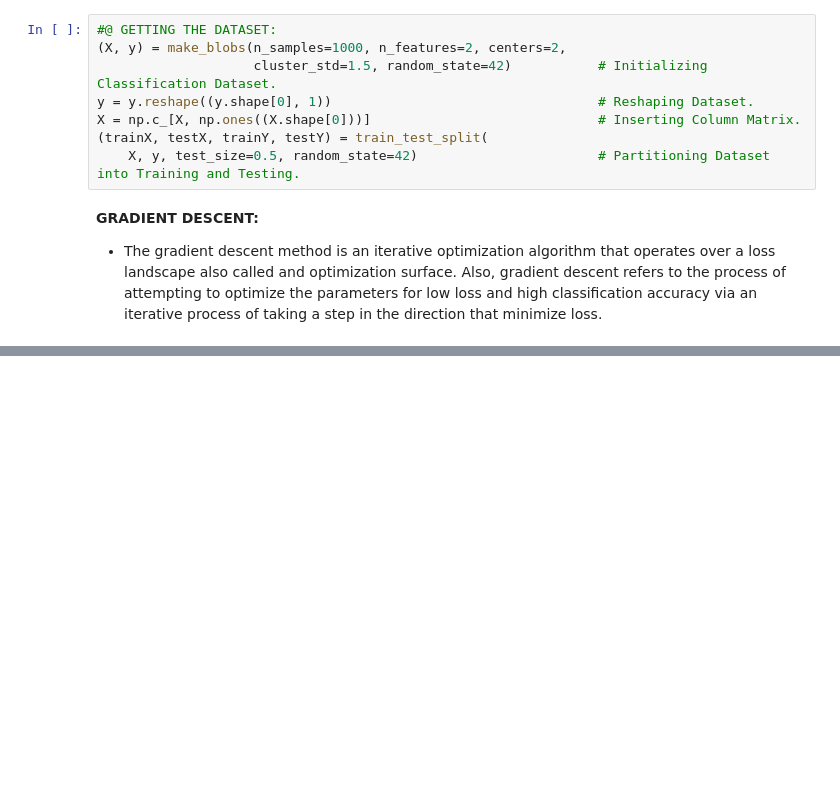
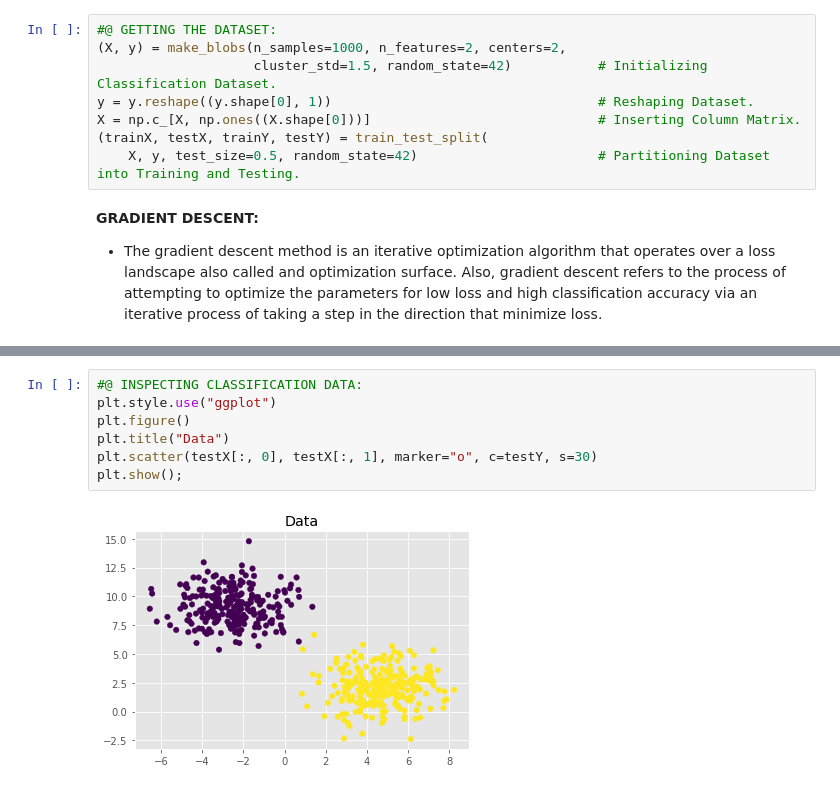
Before and after one commit to ThinamXx/ComputerVision, a Jupyter notebook: 03. Image Classification/GradientDescent.ipynb, the cells around one changed output, grey strips where cells are left out. Saved outputs shown, nothing was run; the diff lists cells and outputs as text; blank space fills up the shorter version.

```diff
--- a/03. Image Classification/GradientDescent.ipynb
+++ b/03. Image Classification/GradientDescent.ipynb
@@ -69,0 +85,9 @@ for epoch in np.arange(0, epochs):
+# %%
+#@ INSPECTING CLASSIFICATION DATA:
+plt.style.use("ggplot")
+plt.figure()
+plt.title("Data")
+plt.scatter(testX[:, 0], testX[:, 1], marker="o", c=testY, s=30)
+plt.show();
+# %% [output]
+[figure, added]
```
Also changed, not shown: parts of 3 cells of this notebook.
